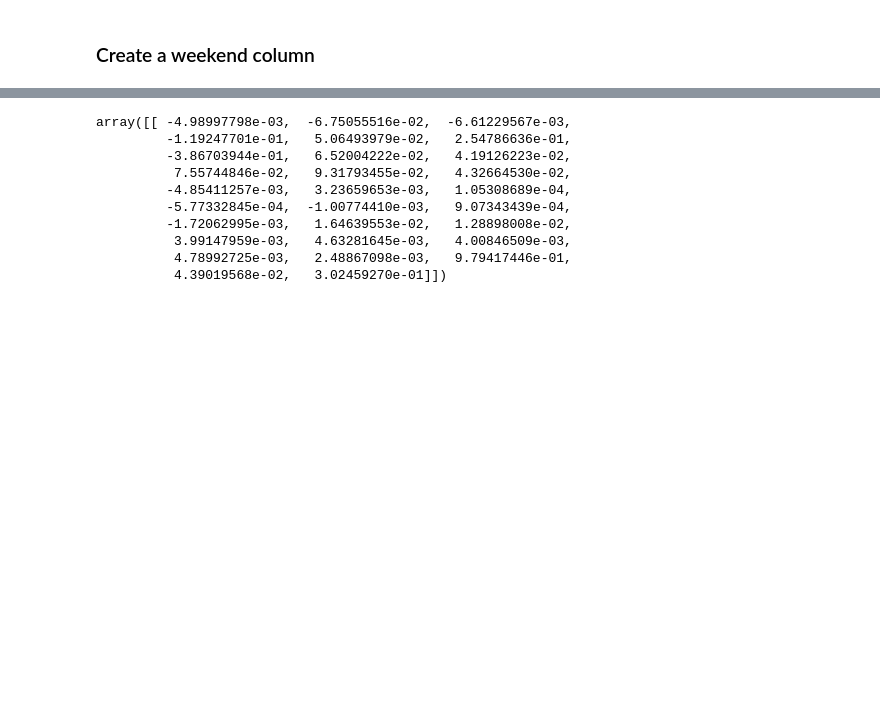
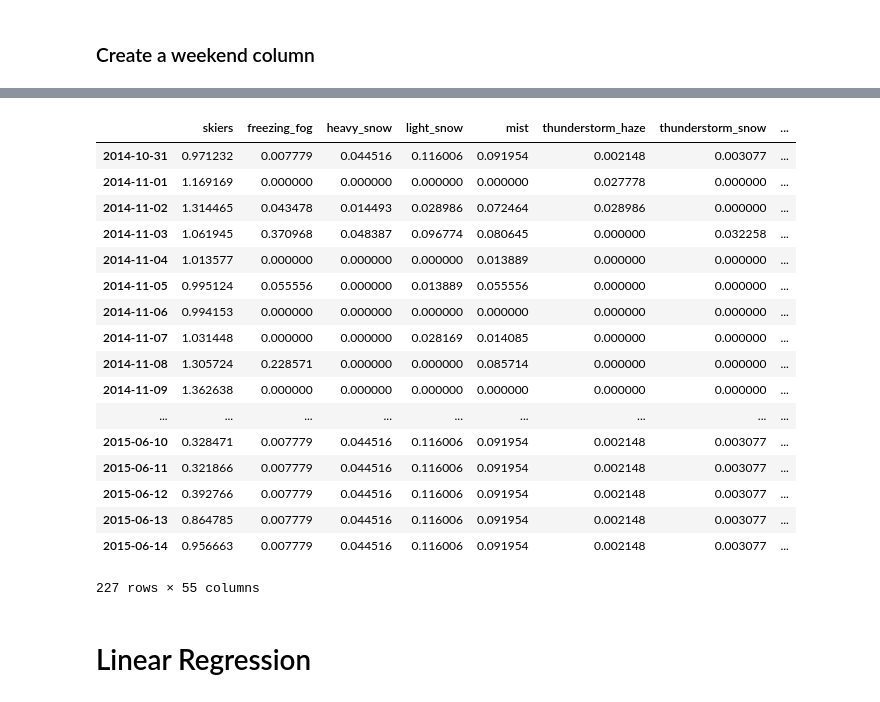
Before and after one commit to balmandhunter/ski_in_solitude, a Jupyter notebook: crowd_model.ipynb, the cells around one changed output, grey strips where cells are left out. Saved outputs shown, nothing was run; the diff lists cells and outputs as text; code cells hidden in the pictures; blank space fills up the shorter version.

```diff
--- a/crowd_model.ipynb
+++ b/crowd_model.ipynb
@@ -215,3 +227,26 @@ df_all = df_all.ix[datetime.datetime(2014, 11, 14):datetime.datetime(2015, 4, 26
+# %%
+df_all.fillna(df_all.mean(), inplace=True)
+# %% [output]
+|  | skiers | freezing_fog | heavy_snow | light_snow | mist | thunderstorm_haze | thunderstorm_snow | ... |
+| 2014-10-31 | 0.971232 | 0.007779 | 0.044516 | 0.116006 | 0.091954 | 0.002148 | 0.003077 | ... |
+| 2014-11-01 | 1.169169 | 0.000000 | 0.000000 | 0.000000 | 0.000000 | 0.027778 | 0.000000 | ... |
+| 2014-11-02 | 1.314465 | 0.043478 | 0.014493 | 0.028986 | 0.072464 | 0.028986 | 0.000000 | ... |
+| 2014-11-03 | 1.061945 | 0.370968 | 0.048387 | 0.096774 | 0.080645 | 0.000000 | 0.032258 | ... |
+| 2014-11-04 | 1.013577 | 0.000000 | 0.000000 | 0.000000 | 0.013889 | 0.000000 | 0.000000 | ... |
+| 2014-11-05 | 0.995124 | 0.055556 | 0.000000 | 0.013889 | 0.055556 | 0.000000 | 0.000000 | ... |
+| 2014-11-06 | 0.994153 | 0.000000 | 0.000000 | 0.000000 | 0.000000 | 0.000000 | 0.000000 | ... |
+| 2014-11-07 | 1.031448 | 0.000000 | 0.000000 | 0.028169 | 0.014085 | 0.000000 | 0.000000 | ... |
+| 2014-11-08 | 1.305724 | 0.228571 | 0.000000 | 0.000000 | 0.085714 | 0.000000 | 0.000000 | ... |
+| 2014-11-09 | 1.362638 | 0.000000 | 0.000000 | 0.000000 | 0.000000 | 0.000000 | 0.000000 | ... |
+| ... | ... | ... | ... | ... | ... | ... | ... | ... |
+| 2015-06-10 | 0.328471 | 0.007779 | 0.044516 | 0.116006 | 0.091954 | 0.002148 | 0.003077 | ... |
+| 2015-06-11 | 0.321866 | 0.007779 | 0.044516 | 0.116006 | 0.091954 | 0.002148 | 0.003077 | ... |
+| 2015-06-12 | 0.392766 | 0.007779 | 0.044516 | 0.116006 | 0.091954 | 0.002148 | 0.003077 | ... |
+| 2015-06-13 | 0.864785 | 0.007779 | 0.044516 | 0.116006 | 0.091954 | 0.002148 | 0.003077 | ... |
+| 2015-06-14 | 0.956663 | 0.007779 | 0.044516 | 0.116006 | 0.091954 | 0.002148 | 0.003077 | ... |
+227 rows × 55 columns
+# %% [markdown]
+# Linear Regression
 # %%
 lr = linear_model.LinearRegression()
 # %%
@@ -229,19 +264,6 @@ X = imp.fit_transform(X_nan)
 y = y.T
 # %%
 mdl = lr.fit(X, y)
-# %%
-mdl.coef_
-# %% [output]
-array([[ -4.98997798e-03,  -6.75055516e-02,  -6.61229567e-03,
-         -1.19247701e-01,   5.06493979e-02,   2.54786636e-01,
-         -3.86703944e-01,   6.52004222e-02,   4.19126223e-02,
-          7.55744846e-02,   9.31793455e-02,   4.32664530e-02,
-         -4.85411257e-03,   3.23659653e-03,   1.05308689e-04,
-         -5.77332845e-04,  -1.00774410e-03,   9.07343439e-04,
-         -1.72062995e-03,   1.64639553e-02,   1.28898008e-02,
-          3.99147959e-03,   4.63281645e-03,   4.00846509e-03,
-          4.78992725e-03,   2.48867098e-03,   9.79417446e-01,
-          4.39019568e-02,   3.02459270e-01]])
 # %%
 pred = mdl.predict(X)
 df_all['model_pred'] = pred
```
Also changed, not shown: parts of 57 cells of this notebook, 3 other files.
